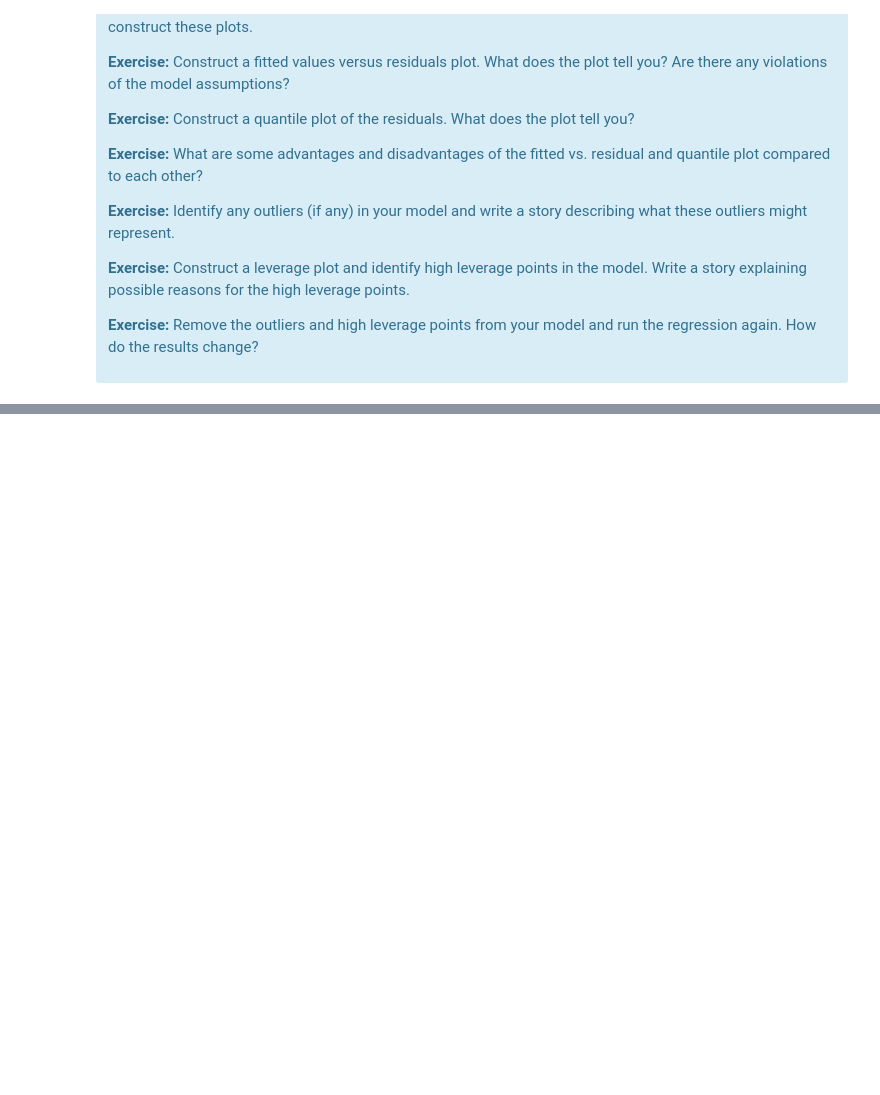
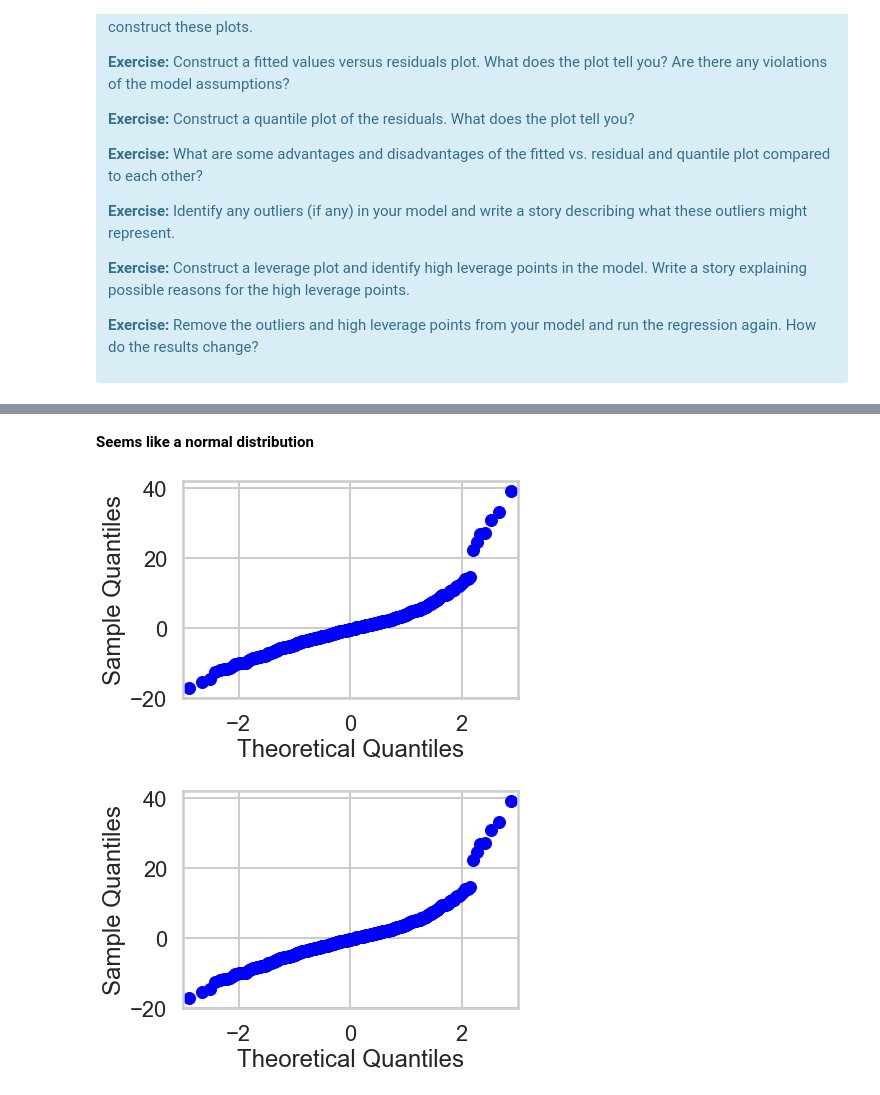
Before and after one commit to rpmallya/mec-mini-projects, a Jupyter notebook: mec-11.4.1-linear-regression-mini-project/Mini_Project_Linear_Regression-Rohan.ipynb, the cells around one changed output, grey strips where cells are left out. Saved outputs shown, nothing was run; the diff lists cells and outputs as text; code cells hidden in the pictures; blank space fills up the shorter version.

```diff
--- a/mec-11.4.1-linear-regression-mini-project/Mini_Project_Linear_Regression-Rohan.ipynb
+++ b/mec-11.4.1-linear-regression-mini-project/Mini_Project_Linear_Regression-Rohan.ipynb
@@ -954,0 +990,12 @@ Text(0, 0.5, 'Residuals')
+# %% [markdown]
+<b> Seems like a normal distribution </b>
+# %%
+#quantile-quantile plot-tells if data (like residuals) conform to a specific distribution
+#here we can do quantile-quantile plot between residuals and normal distributions.
+import statsmodels.api as sm
+import scipy.stats as stats
+import pylab
+sm.qqplot(residuals, stats.norm)
+# %% [output]
+[figure, added]
+[figure, added]
```
Also changed, not shown: parts of 15 cells of this notebook.
